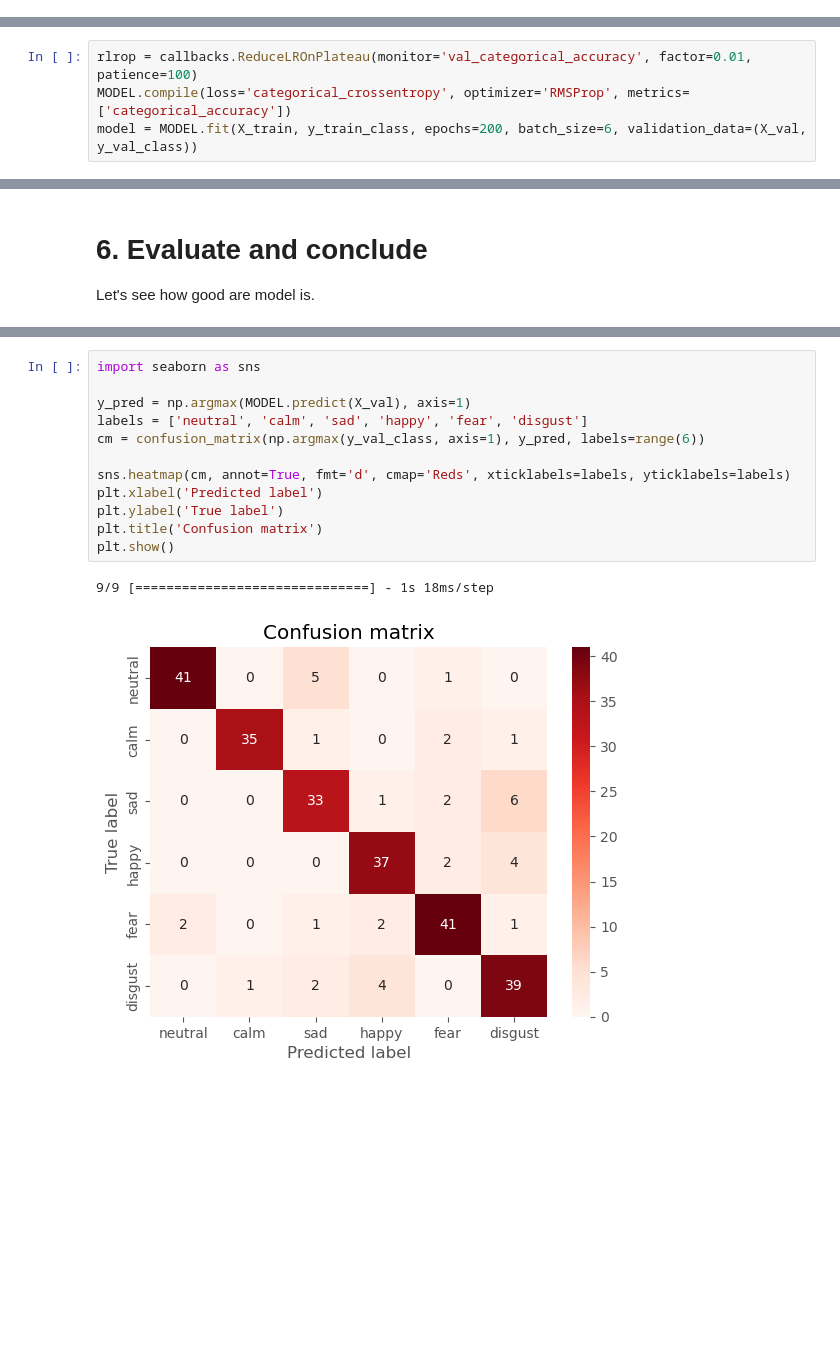
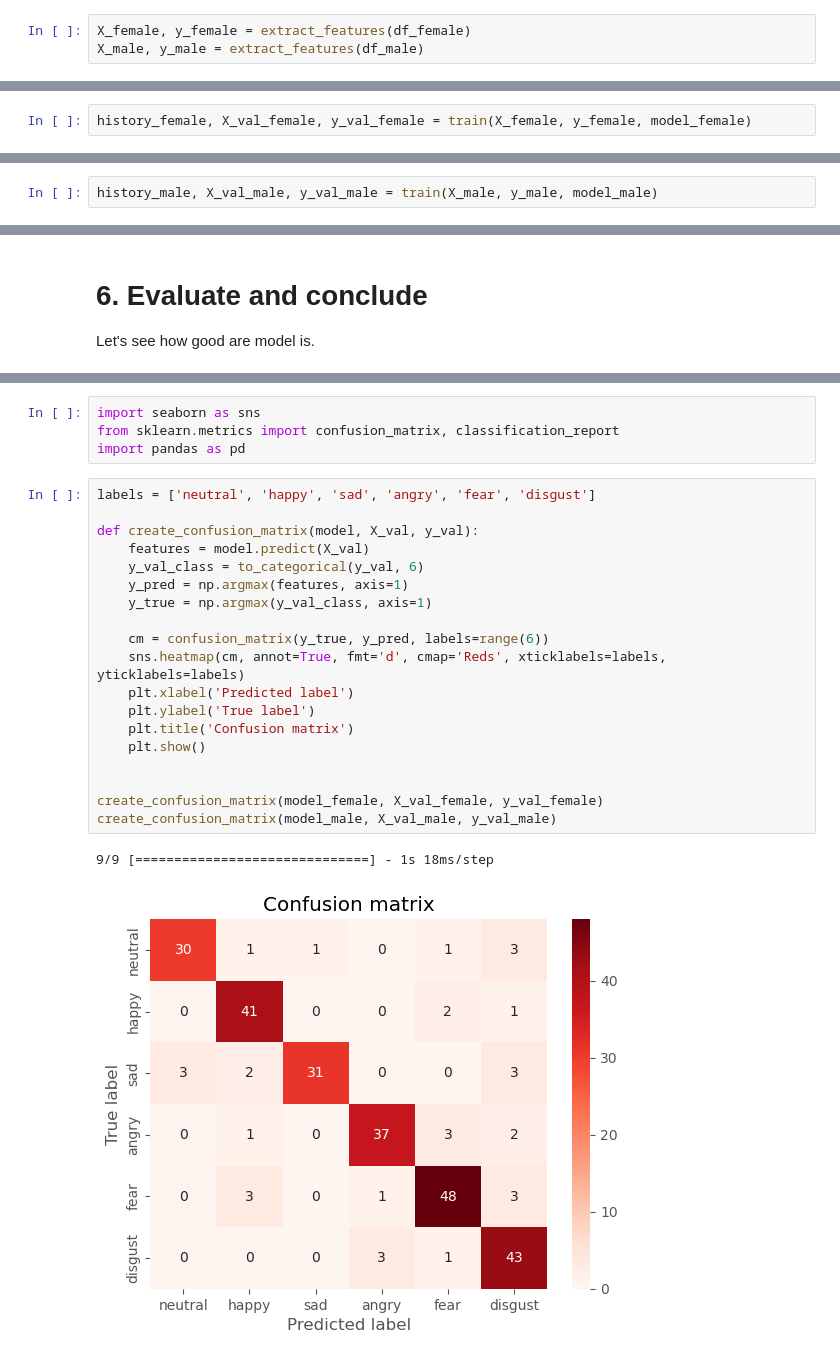
Before and after one commit to S-Gemmin/speech-emotion-recognition, a Jupyter notebook: speech-emotion-recognition-90.ipynb, the cells around one changed output, grey strips where cells are left out. Saved outputs shown, nothing was run; the diff lists cells and outputs as text; blank space fills up the shorter version.

```diff
--- a/speech-emotion-recognition-90.ipynb
+++ b/speech-emotion-recognition-90.ipynb
@@ -358,0 +470,3 @@ y = np.expand_dims(y, axis=1).astype('int8')
+# %%
+X_female, y_female = extract_features(df_female)
+X_male, y_male = extract_features(df_male)
@@ -396,7 +597,3 @@ Trainable params: 53,894
 Non-trainable params: 0
 _________________________________________________________________
 None
-# %%
-rlrop = callbacks.ReduceLROnPlateau(monitor='val_categorical_accuracy', factor=0.01, patience=100)
-MODEL.compile(loss='categorical_crossentropy', optimizer='RMSProp', metrics=['categorical_accuracy'])
-model = MODEL.fit(X_train, y_train_class, epochs=200, batch_size=6, validation_data=(X_val, y_val_class))
@@ -420,0 +647,2 @@ Epoch 200/200
+# %%
+history_female, X_val_female, y_val_female = train(X_female, y_female, model_female)
@@ -420,0 +667,2 @@ Epoch 200/200
+# %%
+history_male, X_val_male, y_val_male = train(X_male, y_male, model_male)
@@ -449,15 +724,26 @@ plt.show()
+# %%
+import seaborn as sns
+from sklearn.metrics import confusion_matrix, classification_report
+import pandas as pd
 # %%
-import seaborn as sns
+labels = ['neutral', 'happy', 'sad', 'angry', 'fear', 'disgust']
 
-y_pred = np.argmax(MODEL.predict(X_val), axis=1)
-labels = ['neutral', 'calm', 'sad', 'happy', 'fear', 'disgust']
-cm = confusion_matrix(np.argmax(y_val_class, axis=1), y_pred, labels=range(6))
+def create_confusion_matrix(model, X_val, y_val):
+    features = model.predict(X_val)
+    y_val_class = to_categorical(y_val, 6)
+    y_pred = np.argmax(features, axis=1)
+    y_true = np.argmax(y_val_class, axis=1)
 
-sns.heatmap(cm, annot=True, fmt='d', cmap='Reds', xticklabels=labels, yticklabels=labels)
-plt.xlabel('Predicted label')
-plt.ylabel('True label')
-plt.title('Confusion matrix')
-plt.show()
+    cm = confusion_matrix(y_true, y_pred, labels=range(6))
+    sns.heatmap(cm, annot=True, fmt='d', cmap='Reds', xticklabels=labels, yticklabels=labels)
+    plt.xlabel('Predicted label')
+    plt.ylabel('True label')
+    plt.title('Confusion matrix')
+    plt.show()
+
+
+create_confusion_matrix(model_female, X_val_female, y_val_female)
+create_confusion_matrix(model_male, X_val_male, y_val_male)
 # %% [output]
 9/9 [==============================] - 1s 18ms/step
-[figure, old version]
+[figure, new version]
```
Also changed, not shown: parts of 51 cells of this notebook.
